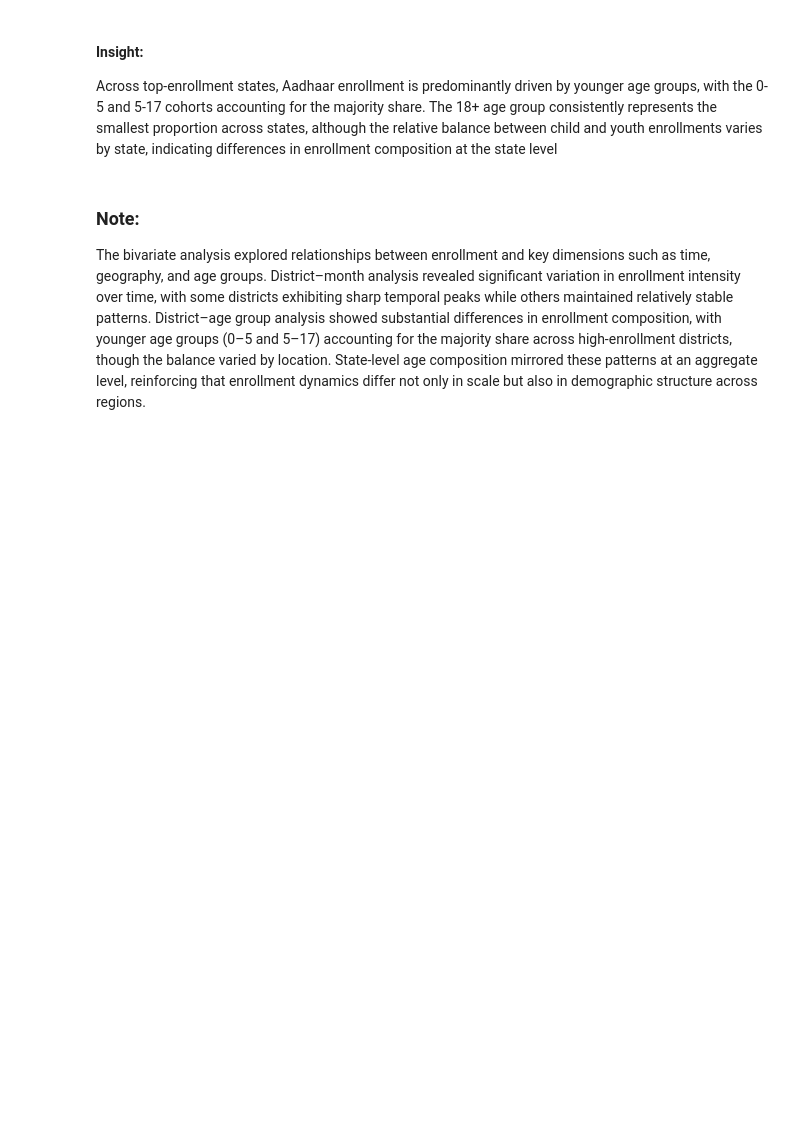
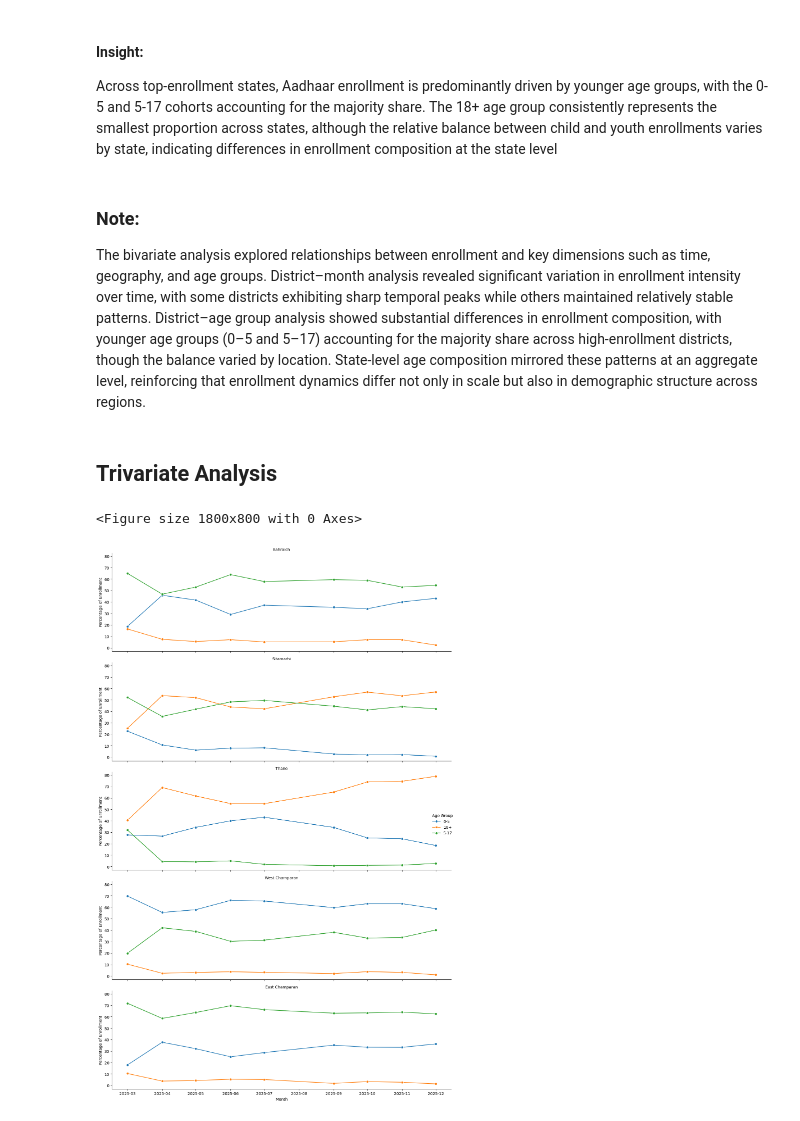
Before and after one commit to bitanpatra/Aadhar-Enrollment-Analysis, a Jupyter notebook: Notebook & Raw Data/Aadhar enrollment Analysis.ipynb, the cells around one changed output. Cells and saved outputs as stored; diff of their text form; code cells hidden in the pictures; blank space fills up the shorter version.

```diff
--- a/Notebook & Raw Data/Aadhar enrollment Analysis.ipynb
+++ b/Notebook & Raw Data/Aadhar enrollment Analysis.ipynb
@@ -584 +584,13 @@ district_age['5–17 %'] = district_age['age_5_17'] / district_age['total'] * 10
 district_age['18+ %'] = district_age['age_18_greater'] / district_age['total'] * 100
+# %%
+age_long = df.melt(
+    id_vars=['state', 'district', 'month'],
+    value_vars=['age_0_5', 'age_5_17', 'age_18_greater'],
+    var_name='age_group',
+    value_name='total_enrollment'
+)
+age_long['age_group'] = age_long['age_group'].replace({
+    'age_0_5': '0-5',
+    'age_5_17': '5-17',
+    'age_18_greater': '18+'
+})
@@ -888,3 +928,38 @@ Across top-enrollment states, Aadhaar enrollment is predominantly driven by youn
 # %% [markdown]
 ### Note:
 The bivariate analysis explored relationships between enrollment and key dimensions such as time, geography, and age groups. District–month analysis revealed significant variation in enrollment intensity over time, with some districts exhibiting sharp temporal peaks while others maintained relatively stable patterns. District–age group analysis showed substantial differences in enrollment composition, with younger age groups (0–5 and 5–17) accounting for the majority share across high-enrollment districts, though the balance varied by location. State-level age composition mirrored these patterns at an aggregate level, reinforcing that enrollment dynamics differ not only in scale but also in demographic structure across regions.
+# %% [markdown]
+## Trivariate Analysis
+# %%
+# Ensure month is sorted and plot-safe
+tri_agg = tri_agg.sort_values('month')
+
+# Faceted line plot
+plt.figure(figsize=(18,8))
+g = sns.FacetGrid(
+    tri_agg,
+    col='district',
+    col_wrap=1,
+    height=4,
+    aspect= 3,
+    sharex=True,
+    sharey=True
+)
+
+g.map_dataframe(
+    sns.lineplot,
+    x='month',
+    y='percentage',
+    hue='age_group',
+    marker='o'
+)
+
+g.set_axis_labels('Month', 'Percentage of Enrollment')
+g.set_titles('{col_name}')
+g.add_legend(title='Age Group')
+
+plt.tight_layout()
+plt.show()
+# %% [output]
+<Figure size 1800x800 with 0 Axes>
+[figure, added]
```
Also changed, not shown: parts of 6 cells of this notebook.
